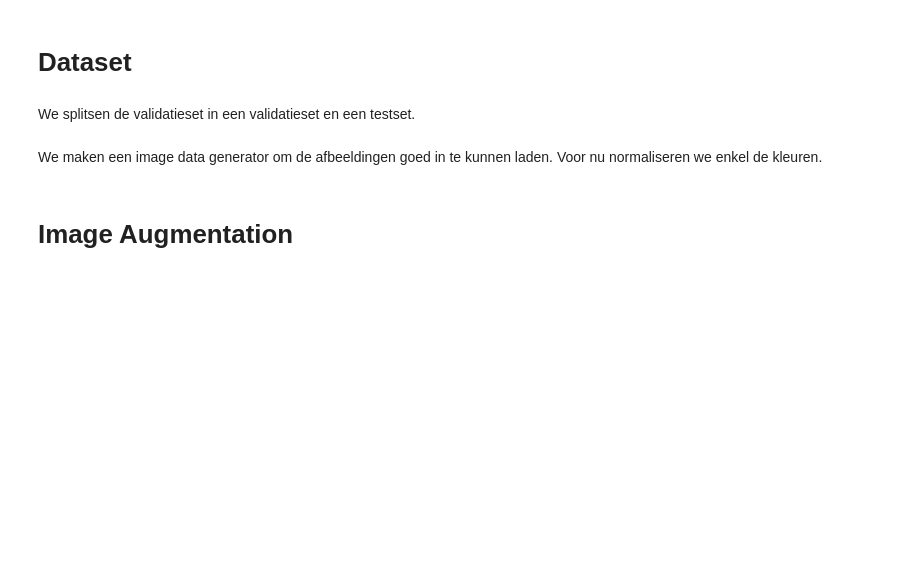
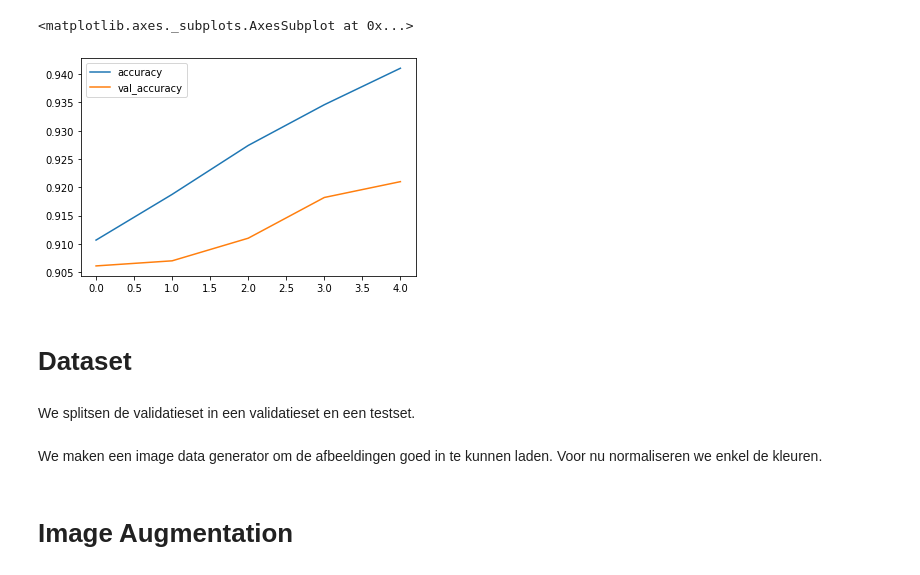
Before and after one commit to BaseKan/aiday_training_resources, a Jupyter notebook: TF_ConvNets/ConvNets.ipynb, the cells around one changed output. Saved outputs shown, nothing was run; the diff lists cells and outputs as text; code cells hidden in the pictures; blank space fills up the shorter version.

```diff
--- a/TF_ConvNets/ConvNets.ipynb
+++ b/TF_ConvNets/ConvNets.ipynb
@@ -14,0 +48,8 @@ from tensorflow.keras.layers import Conv2D, MaxPooling2D, Flatten, Dense, Dropou
+# %%
+cnn_model = create_model()
+# %%
+cnn_model.compile(loss='categorical_crossentropy', optimizer='adam', metrics=['accuracy'])
+# %%
+early_stop = EarlyStopping(monitor='val_loss', patience=2)
+# %%
+cnn_model.fit(x=x_train, y=y_cat_train, epochs=5, validation_data=(x_test, y_cat_test), callbacks=[early_stop], batch_size=128)
@@ -15,3 +68,10 @@ from tensorflow.keras.layers import Conv2D, MaxPooling2D, Flatten, Dense, Dropou
+# %%
+loss_df = pd.DataFrame(cnn_model.history.history)
+
+loss_df[['accuracy', 'val_accuracy']].plot()
+# %% [output]
+<matplotlib.axes._subplots.AxesSubplot at 0x...>
+[figure, added]
 # %% [markdown]
 # Dataset
 # %%
```
Also changed, not shown: parts of 19 cells of this notebook.
